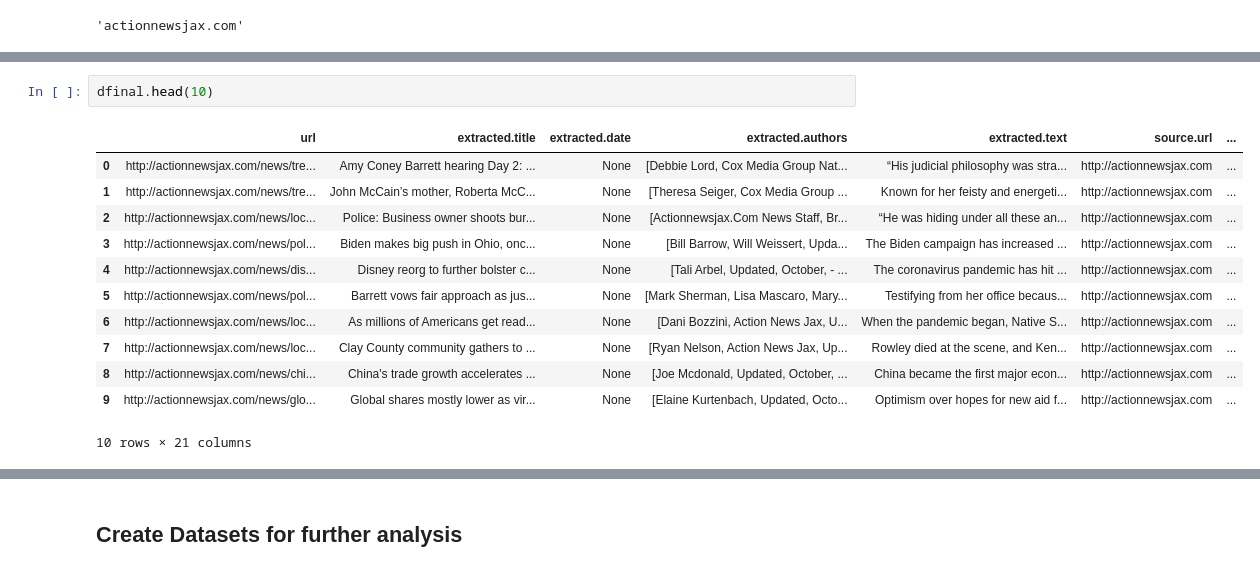
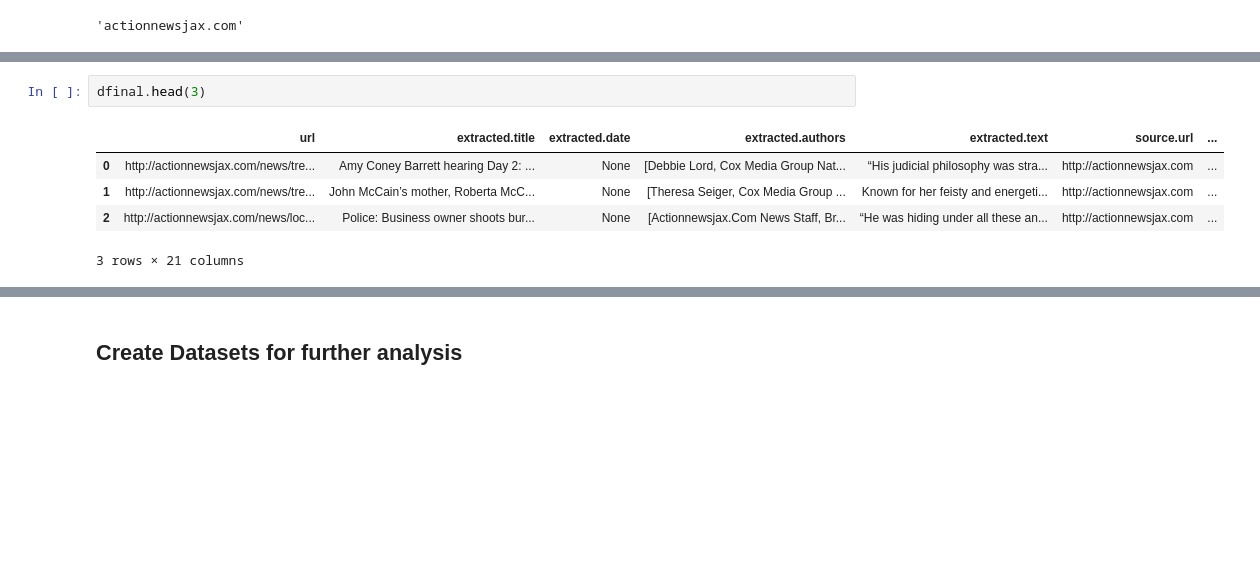
Before and after one commit to vsistla/codefordemocracy, a Jupyter notebook: EDA.ipynb, the cells around one changed output, grey strips where cells are left out. Saved outputs shown, nothing was run; the diff lists cells and outputs as text; blank space fills up the shorter version.

```diff
--- a/EDA.ipynb
+++ b/EDA.ipynb
@@ -355,17 +368,10 @@ dfinal = df_src_norm_limited.merge(df_src_flags, how='inner', left_on='domain_ur
 # %%
-dfinal.head(10)
+dfinal.head(3)
 # %% [output]
 |  | url | extracted.title | extracted.date | extracted.authors | extracted.text | source.url | ... |
 | 0 | http://actionnewsjax.com/news/tre... | Amy Coney Barrett hearing Day 2: ... | None | [Debbie Lord, Cox Media Group Nat... | “His judicial philosophy was stra... | http://actionnewsjax.com | ... |
 | 1 | http://actionnewsjax.com/news/tre... | John McCain’s mother, Roberta McC... | None | [Theresa Seiger, Cox Media Group ... | Known for her feisty and energeti... | http://actionnewsjax.com | ... |
 | 2 | http://actionnewsjax.com/news/loc... | Police: Business owner shoots bur... | None | [Actionnewsjax.Com News Staff, Br... | “He was hiding under all these an... | http://actionnewsjax.com | ... |
-| 3 | http://actionnewsjax.com/news/pol... | Biden makes big push in Ohio, onc... | None | [Bill Barrow, Will Weissert, Upda... | The Biden campaign has increased ... | http://actionnewsjax.com | ... |
-| 4 | http://actionnewsjax.com/news/dis... | Disney reorg to further bolster c... | None | [Tali Arbel, Updated, October, - ... | The coronavirus pandemic has hit ... | http://actionnewsjax.com | ... |
-| 5 | http://actionnewsjax.com/news/pol... | Barrett vows fair approach as jus... | None | [Mark Sherman, Lisa Mascaro, Mary... | Testifying from her office becaus... | http://actionnewsjax.com | ... |
-| 6 | http://actionnewsjax.com/news/loc... | As millions of Americans get read... | None | [Dani Bozzini, Action News Jax, U... | When the pandemic began, Native S... | http://actionnewsjax.com | ... |
-| 7 | http://actionnewsjax.com/news/loc... | Clay County community gathers to ... | None | [Ryan Nelson, Action News Jax, Up... | Rowley died at the scene, and Ken... | http://actionnewsjax.com | ... |
-| 8 | http://actionnewsjax.com/news/chi... | China's trade growth accelerates ... | None | [Joe Mcdonald, Updated, October, ... | China became the first major econ... | http://actionnewsjax.com | ... |
-| 9 | http://actionnewsjax.com/news/glo... | Global shares mostly lower as vir... | None | [Elaine Kurtenbach, Updated, Octo... | Optimism over hopes for new aid f... | http://actionnewsjax.com | ... |
-10 rows × 21 columns
+3 rows × 21 columns
 # %%
 dfinal.shape
```
Also changed, not shown: parts of 35 cells of this notebook, 1 other file.
